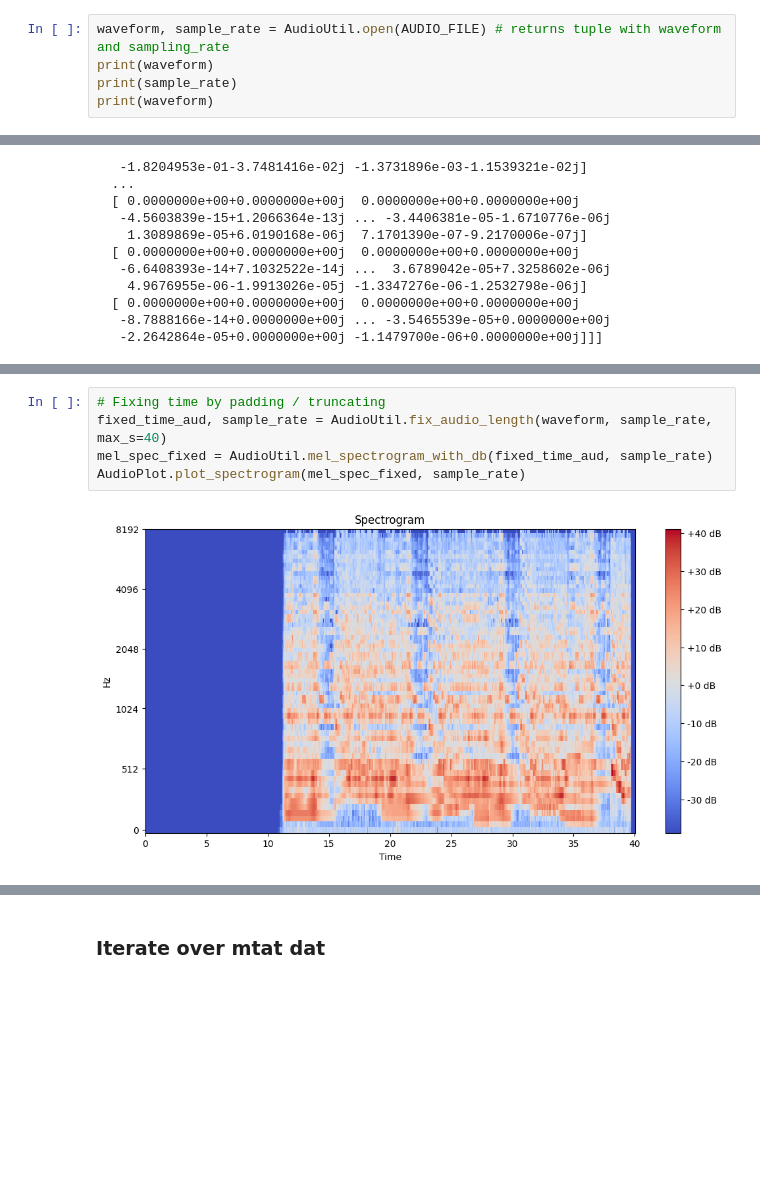
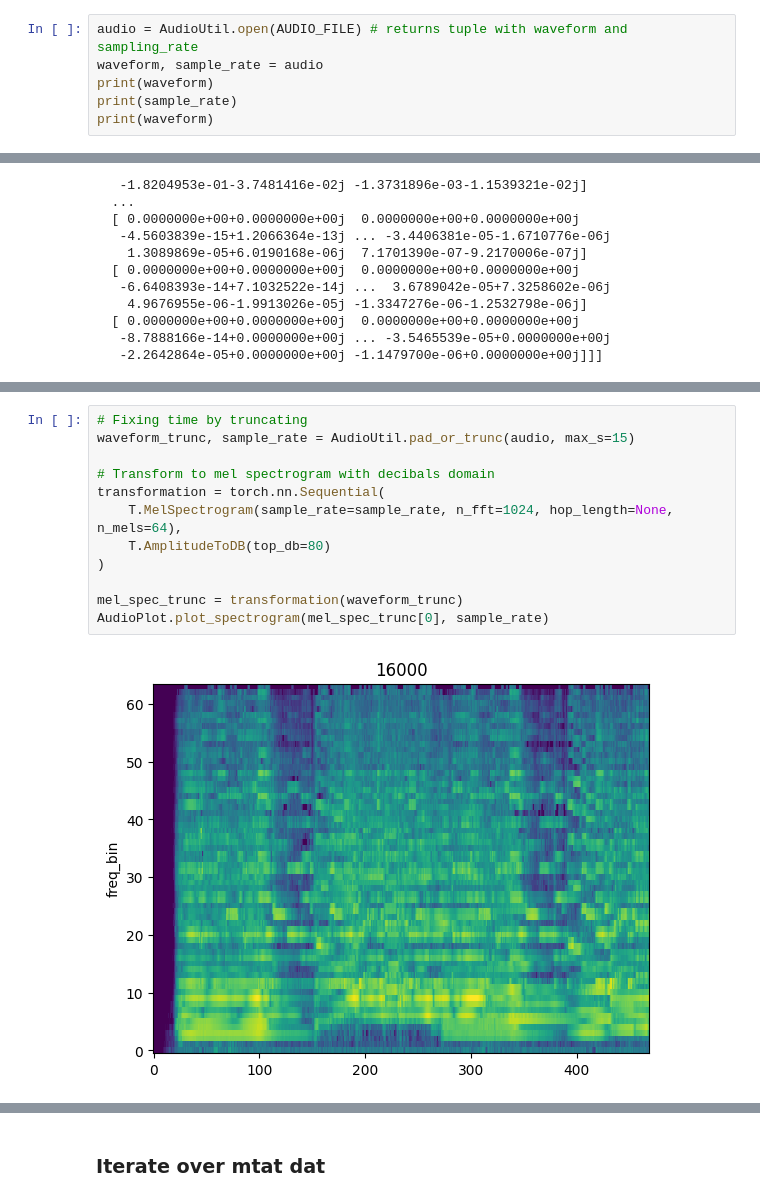
Before and after one commit to syeon0928/tagging-music-sequences, a Jupyter notebook: notebooks/preprocess_and_eda.ipynb, the cells around one changed output, grey strips where cells are left out. Saved outputs shown, nothing was run; the diff lists cells and outputs as text; blank space fills up the shorter version.

```diff
--- a/notebooks/preprocess_and_eda.ipynb
+++ b/notebooks/preprocess_and_eda.ipynb
@@ -484,7 +485,8 @@ Audio(AUDIO_FILE)
 # %% [output]
 [interactive output not drawn]
 # %%
-waveform, sample_rate = AudioUtil.open(AUDIO_FILE) # returns tuple with waveform and sampling_rate
+audio = AudioUtil.open(AUDIO_FILE) # returns tuple with waveform and sampling_rate
+waveform, sample_rate = audio
 print(waveform)
 print(sample_rate)
 print(waveform)
@@ -543,7 +557,14 @@ AudioPlot.plot_spectrogram(mel_spec, sample_rate)
 # %%
-# Fixing time by padding / truncating
-fixed_time_aud, sample_rate = AudioUtil.fix_audio_length(waveform, sample_rate, max_s=40)
-mel_spec_fixed = AudioUtil.mel_spectrogram_with_db(fixed_time_aud, sample_rate)
-AudioPlot.plot_spectrogram(mel_spec_fixed, sample_rate)
+# Fixing time by truncating
+waveform_trunc, sample_rate = AudioUtil.pad_or_trunc(audio, max_s=15)
+
+# Transform to mel spectrogram with decibals domain
+transformation = torch.nn.Sequential(
+    T.MelSpectrogram(sample_rate=sample_rate, n_fft=1024, hop_length=None, n_mels=64),
+    T.AmplitudeToDB(top_db=80)
+)
+
+mel_spec_trunc = transformation(waveform_trunc)
+AudioPlot.plot_spectrogram(mel_spec_trunc[0], sample_rate)
 # %% [output]
-[figure, old version]
+[figure, new version]
```
Also changed, not shown: parts of 9 cells of this notebook, 9 other files.
